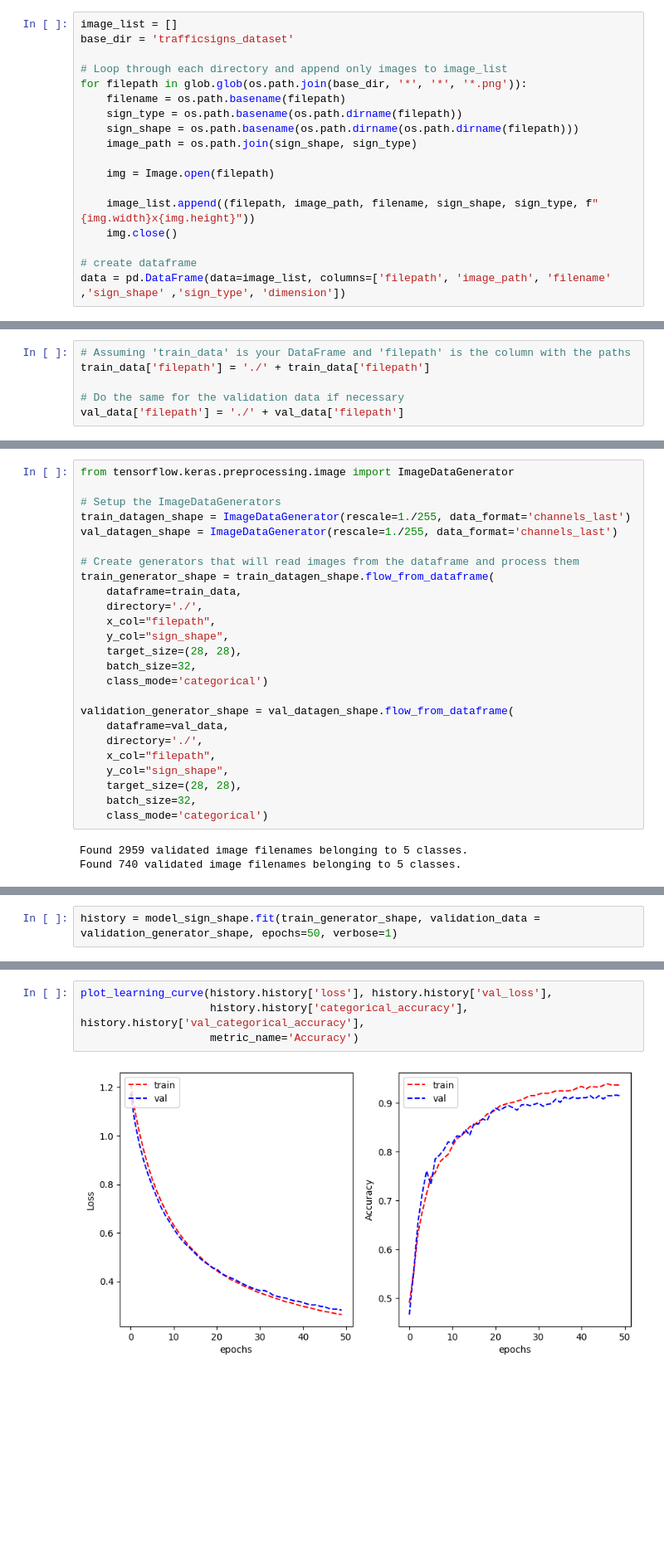
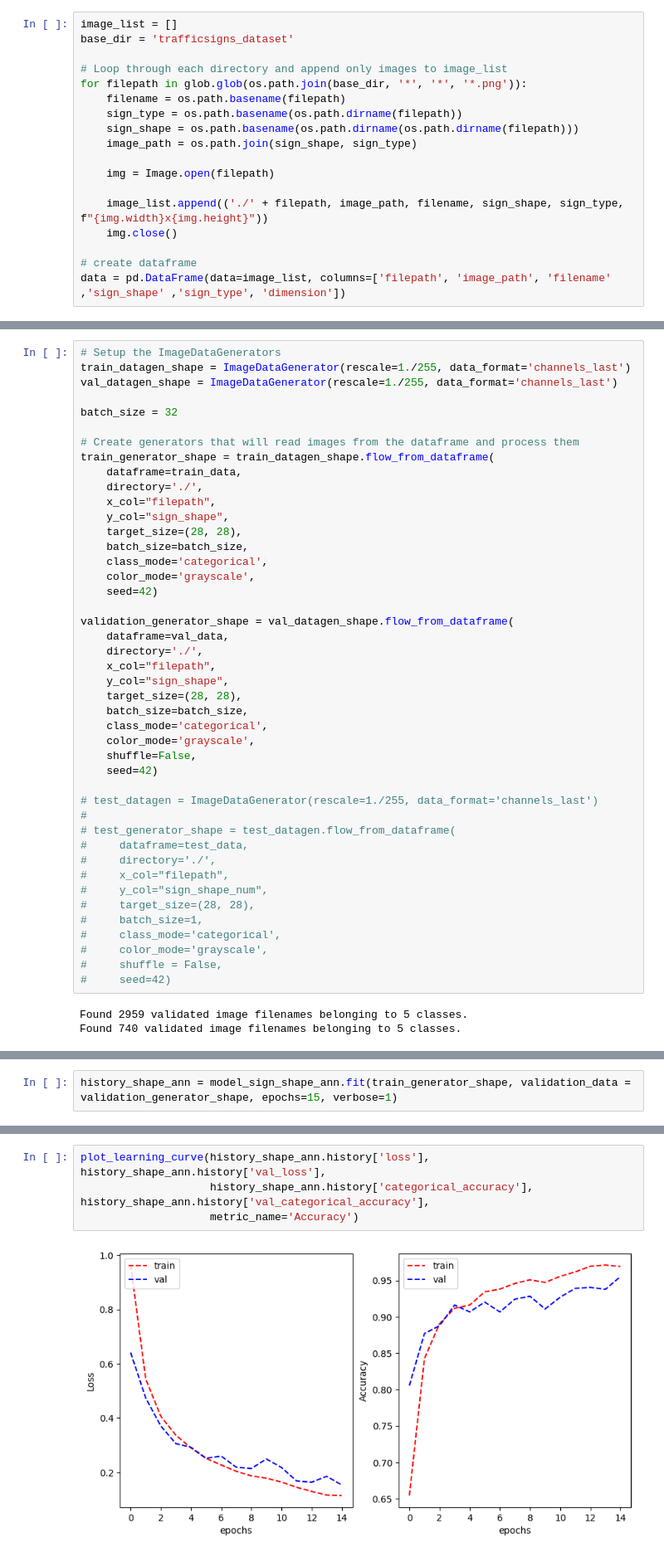
Before and after one commit to ayushpatel2002/Image-Classification-CNN, a Jupyter notebook: s3891013_s3769980.ipynb, the cells around one changed output, grey strips where cells are left out. Shown: that part at 83% size. Saved outputs shown, nothing was run; the diff lists cells and outputs as text; blank space fills up the shorter version.

Commit message:
Improved model validation and ANN for Sign Type

```diff
--- a/s3891013_s3769980.ipynb
+++ b/s3891013_s3769980.ipynb
@@ -25,7 +30,7 @@ for filepath in glob.glob(os.path.join(base_dir, '*', '*', '*.png')):
 
     img = Image.open(filepath)
 
-    image_list.append((filepath, image_path, filename, sign_shape, sign_type, f"{img.width}x{img.height}"))
+    image_list.append(('./' + filepath, image_path, filename, sign_shape, sign_type, f"{img.width}x{img.height}"))
     img.close()
 
 # create dataframe
@@ -332,8 +377,2 @@ Trainable params: 603653 (2.30 MB)
 Non-trainable params: 0 (0.00 Byte)
 _________________________________________________________________
-# %%
-# Assuming 'train_data' is your DataFrame and 'filepath' is the column with the paths
-train_data['filepath'] = './' + train_data['filepath']
-
-# Do the same for the validation data if necessary
-val_data['filepath'] = './' + val_data['filepath']
@@ -359,9 +379,9 @@ train_data
 # %%
-from tensorflow.keras.preprocessing.image import ImageDataGenerator
-
 # Setup the ImageDataGenerators
 train_datagen_shape = ImageDataGenerator(rescale=1./255, data_format='channels_last')
 val_datagen_shape = ImageDataGenerator(rescale=1./255, data_format='channels_last')
+
+batch_size = 32
 
 # Create generators that will read images from the dataframe and process them
 train_generator_shape = train_datagen_shape.flow_from_dataframe(
@@ -370,8 +390,10 @@ train_generator_shape = train_datagen_shape.flow_from_dataframe(
     x_col="filepath",
     y_col="sign_shape",
     target_size=(28, 28),
-    batch_size=32,
-    class_mode='categorical')
+    batch_size=batch_size,
+    class_mode='categorical',
+    color_mode='grayscale',
+    seed=42)
 
 validation_generator_shape = val_datagen_shape.flow_from_dataframe(
     dataframe=val_data,
@@ -379,8 +401,25 @@ validation_generator_shape = val_datagen_shape.flow_from_dataframe(
     x_col="filepath",
     y_col="sign_shape",
     target_size=(28, 28),
-    batch_size=32,
-    class_mode='categorical')
+    batch_size=batch_size,
+    class_mode='categorical',
+    color_mode='grayscale',
+    shuffle=False,
+    seed=42)
+
+# test_datagen = ImageDataGenerator(rescale=1./255, data_format='channels_last')
+#
+# test_generator_shape = test_datagen.flow_from_dataframe(
+#     dataframe=test_data,
+#     directory='./',
+#     x_col="filepath",
+#     y_col="sign_shape_num",
+#     target_size=(28, 28),
+#     batch_size=1,
+#     class_mode='categorical',
+#     color_mode='grayscale',
+#     shuffle = False,
+#     seed=42)
 # %% [output]
 Found 2959 validated image filenames belonging to 5 classes.
 Found 740 validated image filenames belonging to 5 classes.
@@ -393,3 +433,3 @@ print(x_batch.shape, y_batch.shape)  # This should output something like (32, 28
 # %%
-history = model_sign_shape.fit(train_generator_shape, validation_data = validation_generator_shape, epochs=50, verbose=1)
+history_shape_ann = model_sign_shape_ann.fit(train_generator_shape, validation_data = validation_generator_shape, epochs=15, verbose=1)
 # %% [output]
@@ -432,7 +453,7 @@ def plot_learning_curve(train_loss, val_loss, train_metric, val_metric, metric_n
 # %%
-plot_learning_curve(history.history['loss'], history.history['val_loss'],
-                    history.history['categorical_accuracy'], history.history['val_categorical_accuracy'],
+plot_learning_curve(history_shape_ann.history['loss'], history_shape_ann.history['val_loss'],
+                    history_shape_ann.history['categorical_accuracy'], history_shape_ann.history['val_categorical_accuracy'],
                     metric_name='Accuracy')
 # %% [output]
-[figure, old version]
+[figure, new version]
 # %%
```
Also changed, not shown: parts of 28 cells of this notebook, 1 other file.
